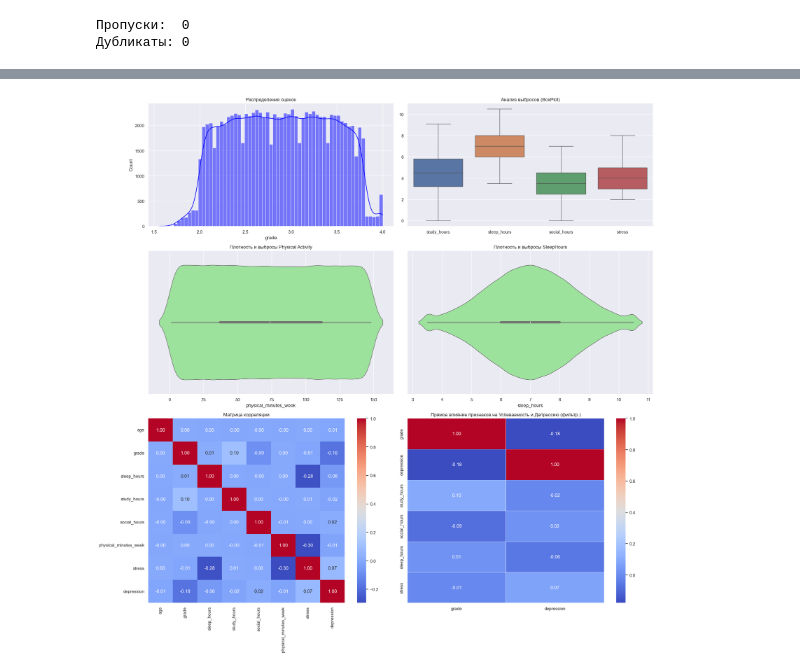
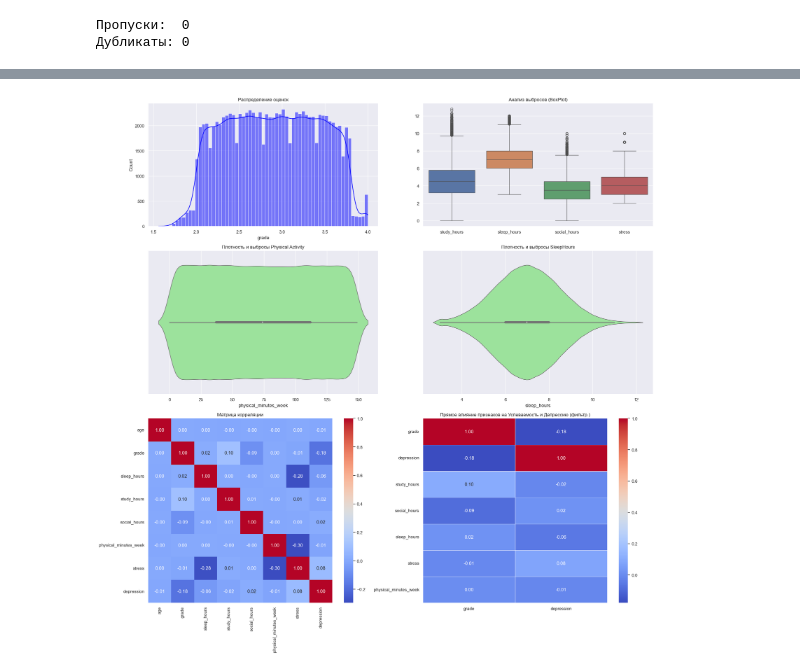
Before and after one commit to nevrozza/DataAnalysis, a Jupyter notebook: lab1/lab1.ipynb, the cells around one changed output, grey strips where cells are left out. Drawn from its saved outputs; the diff is of its cells as text; code cells hidden in the pictures.

```diff
--- a/lab1/lab1.ipynb
+++ b/lab1/lab1.ipynb
@@ -46,13 +46,6 @@ fig, axes = plt.subplots(3, 2, figsize=(20, 20),
 
 sns.histplot(df['grade'], kde=True, color='blue', ax=axes[0, 0])
 axes[0, 0].set_title('Распределение оценок')
-
-# TODO: обработка выбросов
-# numeric_cols = df.select_dtypes(include=[np.number]).columns
-# for col in numeric_cols:
-#     lower = df[col].quantile(0.01)
-#     upper = df[col].quantile(0.99)
-#     df[col] = df[col].clip(lower, upper)
 
 sns.boxplot(data=df[['study_hours', 'sleep_hours', 'social_hours', 'stress']], ax=axes[0, 1])
 axes[0, 1].set_title('Анализ выбросов (BoxPlot)')
@@ -78,7 +71,7 @@ ohe_df = pd.DataFrame(
 ohe_df = pd.concat([df.drop(columns=cat_cols), ohe_df], axis=1)
 
 target_corr = ohe_df.corr()[['grade', 'depression']].sort_values(by='grade', ascending=False, key=lambda x: x.abs())
-threshold = 0.015
+threshold = 0.01
 important_features = target_corr[(target_corr['grade'].abs() > threshold) |
                                  (target_corr['depression'].abs() > threshold)]
 
@@ -100,7 +93,7 @@ df = ohe_df
 | min | 18.000000 | NaN | NaN | 1.560000 | 3.000000 | 0.000000 | 0.000000 | 0.000000 | ... |
 | 25% | 19.000000 | NaN | NaN | 2.450000 | 6.000000 | 3.200000 | 2.500000 | 37.000000 | ... |
 | 50% | 21.000000 | NaN | NaN | 2.900000 | 7.000000 | 4.500000 | 3.500000 | 74.000000 | ... |
 | 75% | 23.000000 | NaN | NaN | 3.350000 | 8.000000 | 5.800000 | 4.500000 | 112.000000 | ... |
 | max | 24.000000 | NaN | NaN | 4.000000 | 12.000000 | 12.800000 | 10.000000 | 149.000000 | ... |
-[figure, old version]
+[figure, new version]
 # %% [markdown]
```
Also changed, not shown: parts of 32 cells of this notebook, 2 other files.
